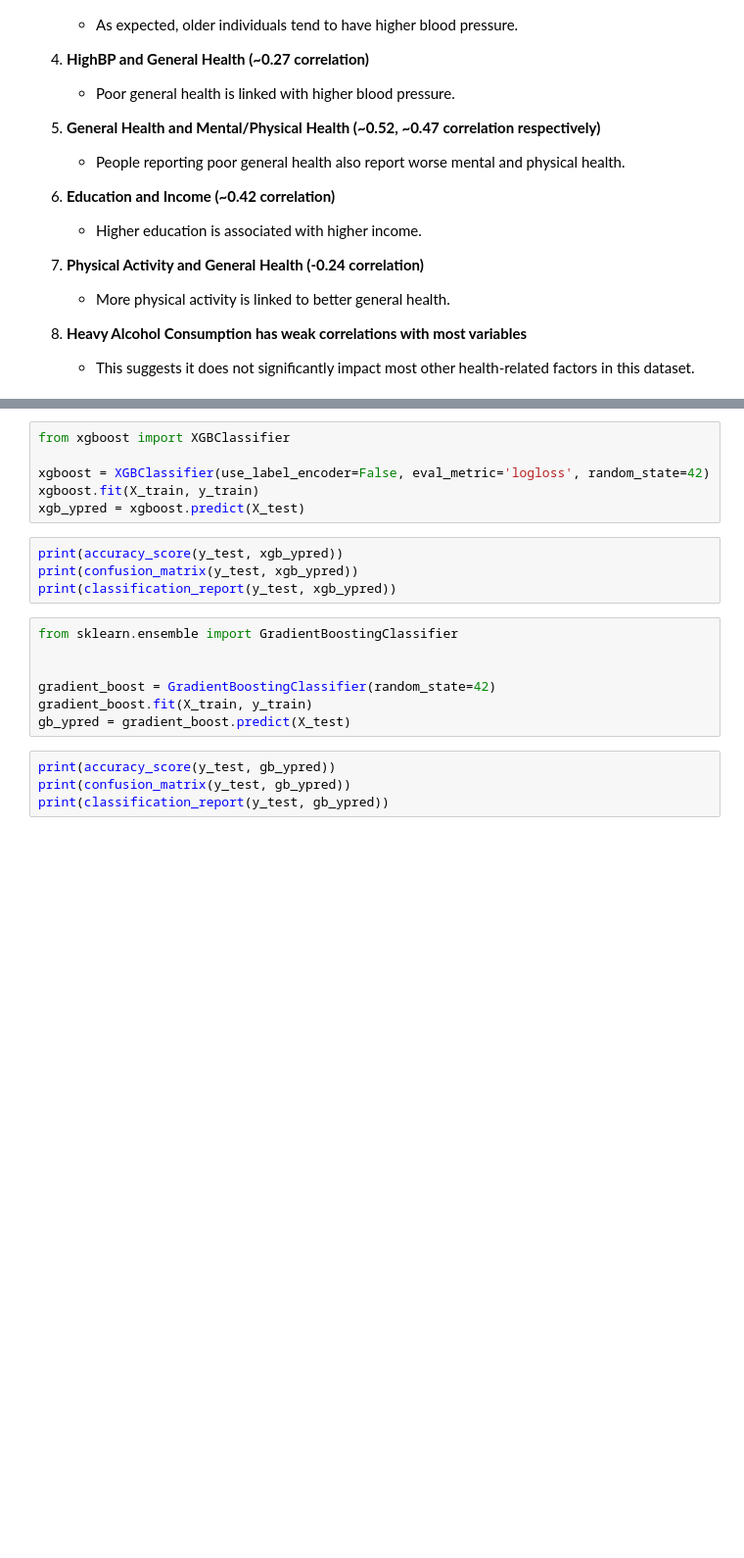
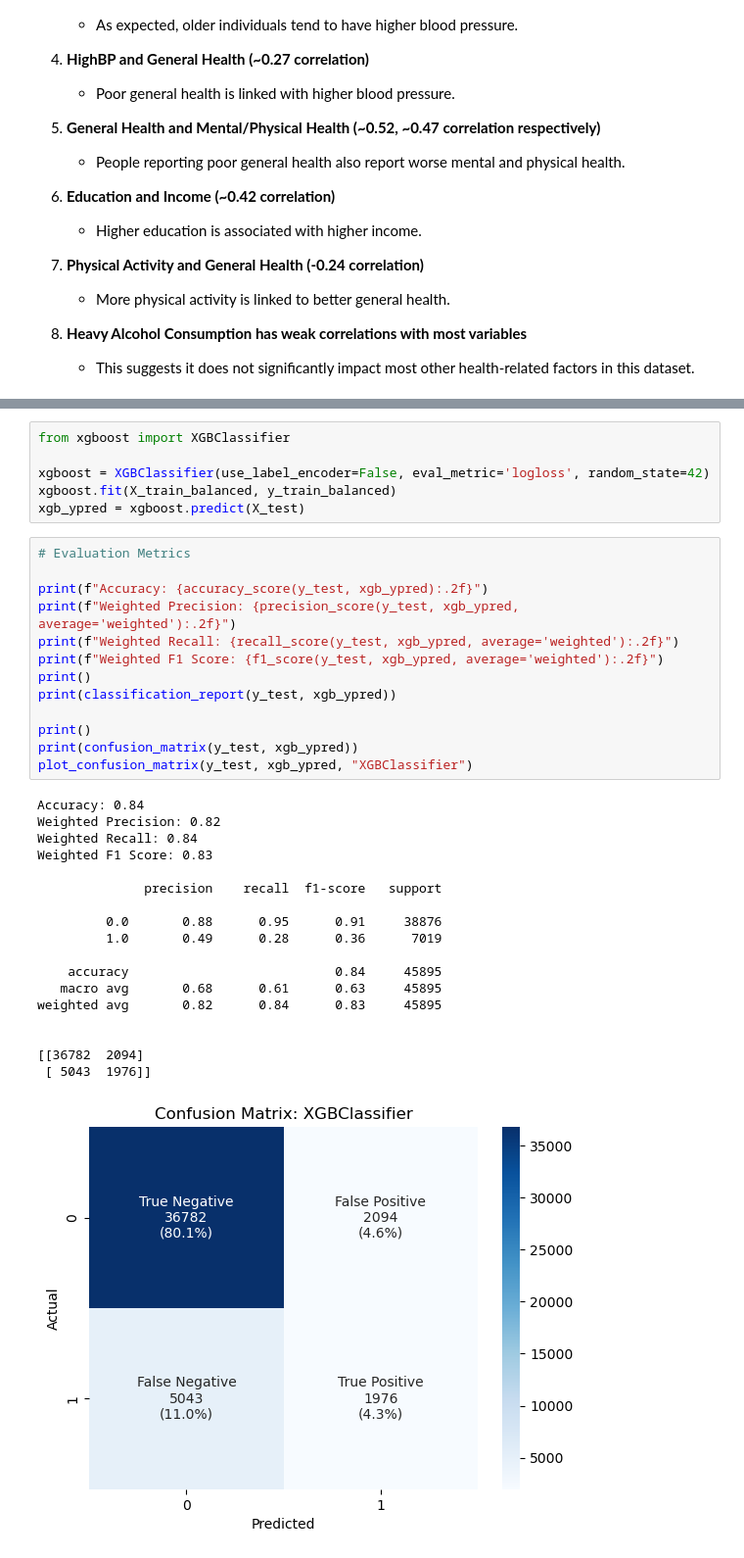
Before and after one commit to Niklauzi/cdc-diabetes-classification, a Jupyter notebook: CDC Diabetes Binary Prediction.ipynb, the cells around one changed output, grey strips where cells are left out. Shown: that part at 98% size. Saved outputs shown, nothing was run; the diff lists cells and outputs as text; blank space fills up the shorter version.

```diff
--- a/CDC Diabetes Binary Prediction.ipynb
+++ b/CDC Diabetes Binary Prediction.ipynb
@@ -396,20 +373,37 @@ print(classification_report(y_test, rf_ypred))
 from xgboost import XGBClassifier
 
 xgboost = XGBClassifier(use_label_encoder=False, eval_metric='logloss', random_state=42)
-xgboost.fit(X_train, y_train)
+xgboost.fit(X_train_balanced, y_train_balanced)
 xgb_ypred = xgboost.predict(X_test)
-# %%
-print(accuracy_score(y_test, xgb_ypred))
-print(confusion_matrix(y_test, xgb_ypred))
-print(classification_report(y_test, xgb_ypred))
-# %%
-from sklearn.ensemble import GradientBoostingClassifier
-
-
-gradient_boost = GradientBoostingClassifier(random_state=42)
-gradient_boost.fit(X_train, y_train)
-gb_ypred = gradient_boost.predict(X_test)
-# %%
-print(accuracy_score(y_test, gb_ypred))
-print(confusion_matrix(y_test, gb_ypred))
-print(classification_report(y_test, gb_ypred))
+# %%
+# Evaluation Metrics
+
+print(f"Accuracy: {accuracy_score(y_test, xgb_ypred):.2f}")
+print(f"Weighted Precision: {precision_score(y_test, xgb_ypred, average='weighted'):.2f}")
+print(f"Weighted Recall: {recall_score(y_test, xgb_ypred, average='weighted'):.2f}")
+print(f"Weighted F1 Score: {f1_score(y_test, xgb_ypred, average='weighted'):.2f}")
+print()
+print(classification_report(y_test, xgb_ypred))
+
+print()
+print(confusion_matrix(y_test, xgb_ypred))
+plot_confusion_matrix(y_test, xgb_ypred, "XGBClassifier")
+# %% [output]
+Accuracy: 0.84
+Weighted Precision: 0.82
+Weighted Recall: 0.84
+Weighted F1 Score: 0.83
+
+              precision    recall  f1-score   support
+
+         0.0       0.88      0.95      0.91     38876
+         1.0       0.49      0.28      0.36      7019
+
+    accuracy                           0.84     45895
+   macro avg       0.68      0.61      0.63     45895
+weighted avg       0.82      0.84      0.83     45895
+
+
+[[36782  2094]
+ [ 5043  1976]]
+[figure, added]
```
Also changed, not shown: parts of 44 cells of this notebook, 1 other file.
